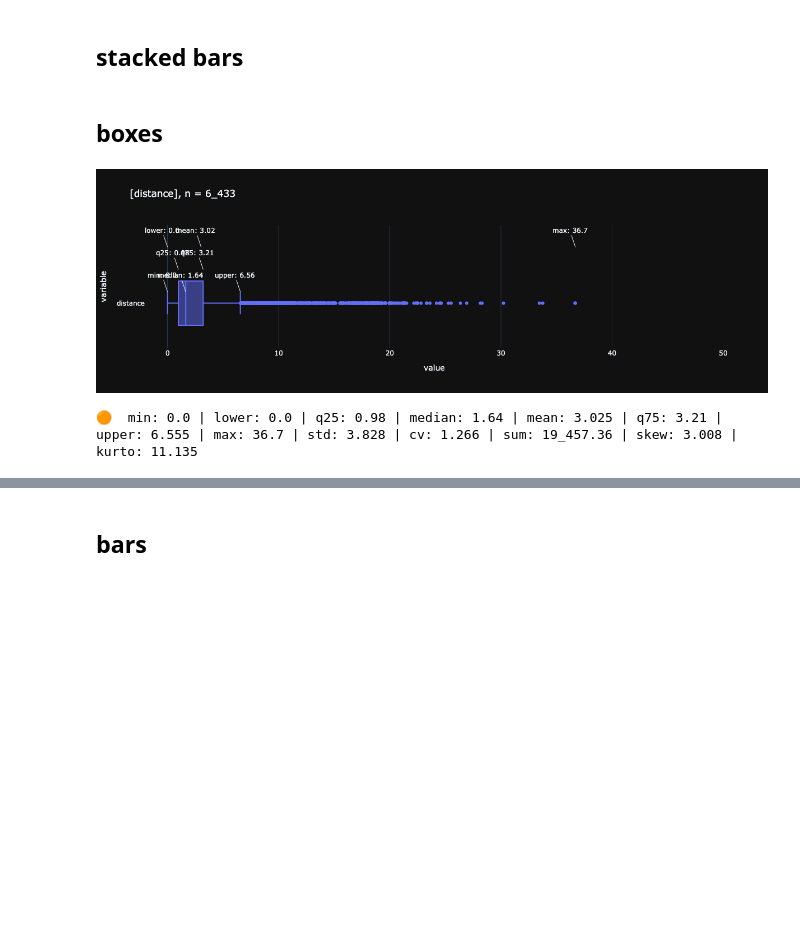
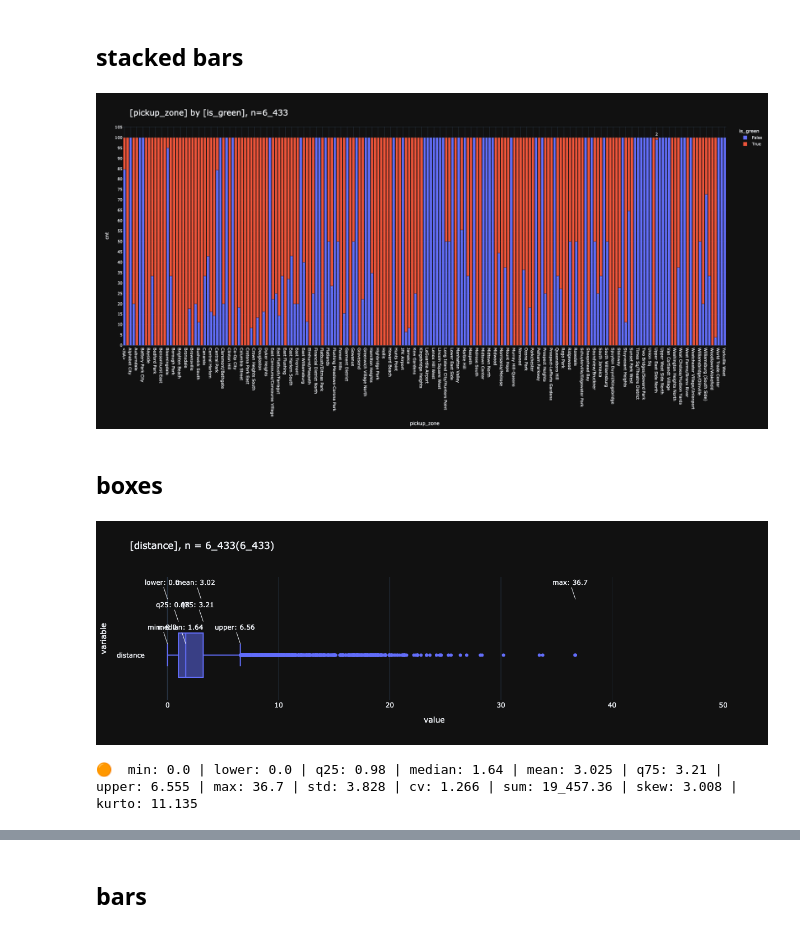
Before and after one commit to smeisegeier/pandas-plots, a Jupyter notebook: src/test.ipynb, the cells around one changed output, grey strips where cells are left out. Saved outputs shown, nothing was run; the diff lists cells and outputs as text; code cells hidden in the pictures; blank space fills up the shorter version.

```diff
--- a/src/test.ipynb
+++ b/src/test.ipynb
@@ -100,11 +114,11 @@ SystemExit:
 # %%
 # Example data: names and corresponding dates
 data = ["Alice", "Bob", "Charlie", "Dr. David", "DrEve lol 23.05.2020", None, ""]
-df = pd.DataFrame(data, columns=['Data'])
-df['New_Column'] = [10, 20, 30, 40, 50, 60, 70]
+_df = pd.DataFrame(data, columns=['Data'])
+_df['New_Column'] = [10, 20, 30, 40, 50, 60, 70]
 
 # Print the Series
-print(df)
+print(_df)
 
-_ = pii.remove_pii(df['Data'], logging=True, verbose=True,custom_regex=r"Bob")
-df.drop(axis=0, index=_, inplace=False)
+_ = pii.remove_pii(_df['Data'], logging=True, verbose=True,custom_regex=r"Bob")
+_df.drop(axis=0, index=_, inplace=False)
@@ -236,17 +301,19 @@ _df
 # %%
-from pandas_plots import pls
-
 _df = df
 _df['is_green']=_df['color'].apply(lambda x: x=='green')
 
 pls.plot_stacked_bars(
     _df[["is_green", "pickup_zone"]][:15000],
     swap=True,
     orientation="v",
     normalize=False,
     relative=True,
     height=1000,
+    png_path=Path("box2.png"),
+
 )
+# %% [output]
+[figure, added]
 # %% [markdown]
 ## boxes
 # %%
@@ -259,7 +326,7 @@ pls.plot_box(
     # summary = False
 )
 # %% [output]
-[figure, old version]
+[figure, new version]
 🟠  min: 0.0 | lower: 0.0 | q25: 0.98 | median: 1.64 | mean: 3.025 | q75: 3.21 | upper: 6.555 | max: 36.7 | std: 3.828 | cv: 1.266 | sum: 19_457.36 | skew: 3.008 | kurto: 11.135
 # %%
 _df=df[['color','distance']]
```
Also changed, not shown: parts of 22 cells of this notebook, 2 other files.
